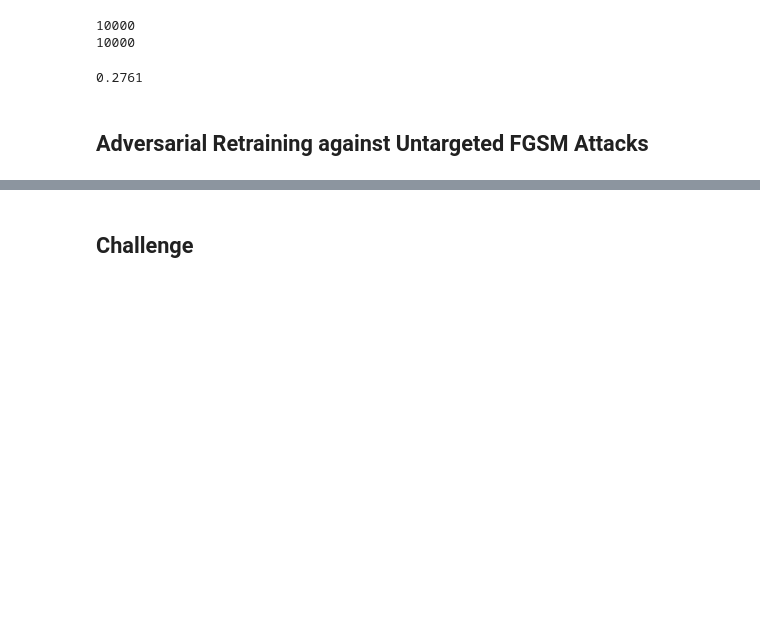
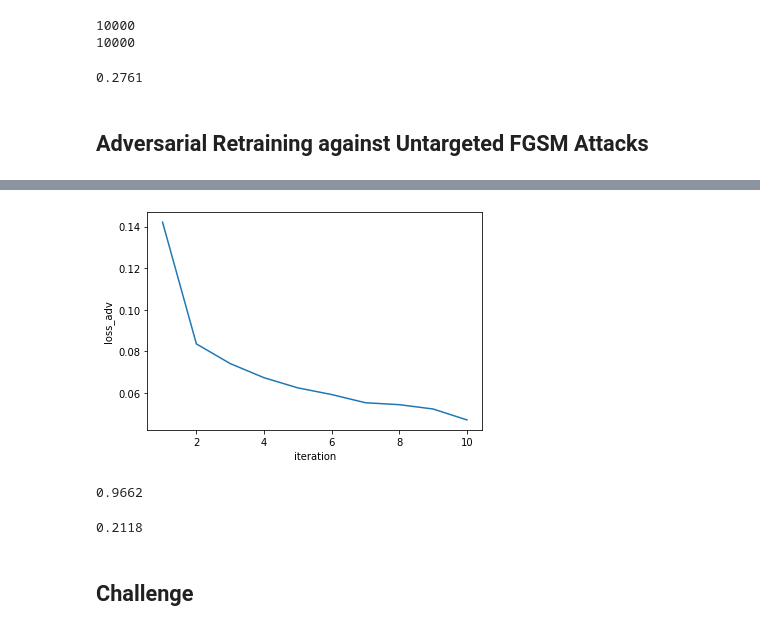
Before and after one commit to yeb2Binfang/ECE-GY-9163-ML-cyber, a Jupyter notebook: Lab/MLSec_Lab2.ipynb, the cells around one changed output, grey strips where cells are left out. Cells and saved outputs as stored; diff of their text form; code cells hidden in the pictures; blank space fills up the shorter version.

```diff
--- a/Lab/MLSec_Lab2.ipynb
+++ b/Lab/MLSec_Lab2.ipynb
@@ -392,0 +420,7 @@ print(score)
+# %%
+epsilon_adv = 10/255
+
+adv_img_new, img_label_new = generate_adv_img(DNN, loaders, epsilon_adv, 'train')
+for i, (img, label) in enumerate(loaders['train']):
+  adv_img_new.append(img)
+  img_label_new.append(label)
@@ -392,0 +430,3 @@ print(score)
+# %%
+optimizer_adv = optim.Adam(DNN_adv.parameters(), lr = 0.01)
+optimizer_adv
@@ -392,0 +442,24 @@ print(score)
+# %%
+num_epochs = 10
+def train_DNN_adv(num_epochs, model, adv_img_new, img_label_new):
+  model.train()
+  loss_record = []
+  for epoch in range(num_epochs):
+    sum_loss = []
+    for i, imgs in enumerate(adv_img_new):
+      optimizer_adv.zero_grad()
+      x = Variable(imgs) # batch size is 64
+      y = Variable(img_label_new[i]) # batch size is 64
+      pred = model(x)
+      loss = loss_func(pred, y)
+
+
+      loss.backward()
+      optimizer_adv.step()
+      sum_loss.append(loss.item())
+    final_loss = np.sum(sum_loss)/len(sum_loss)
+    loss_record.append(final_loss)
+    print('epoch:[{}/{}], loss:{:.4f}'.format(epoch+1, num_epochs,final_loss))
+  return loss_record
+
+loss_adv = train_DNN_adv(num_epochs, DNN_adv, adv_img_new, img_label_new)
@@ -392,0 +472,7 @@ print(score)
+# %%
+plt.plot(range(1,11),loss_adv)
+plt.xlabel("iteration")
+plt.ylabel("loss_adv")
+plt.show()
+# %% [output]
+[figure, added]
@@ -392,0 +500,4 @@ print(score)
+# %%
+print(acc_adv_new)
+# %% [output]
+0.9662
@@ -393,2 +508,6 @@ print(score)
+# %%
+print(acc_adv_new_test)
+# %% [output]
+0.2118
 # %% [markdown]
 ## Challenge
```
Also changed, not shown: parts of 14 cells of this notebook.
